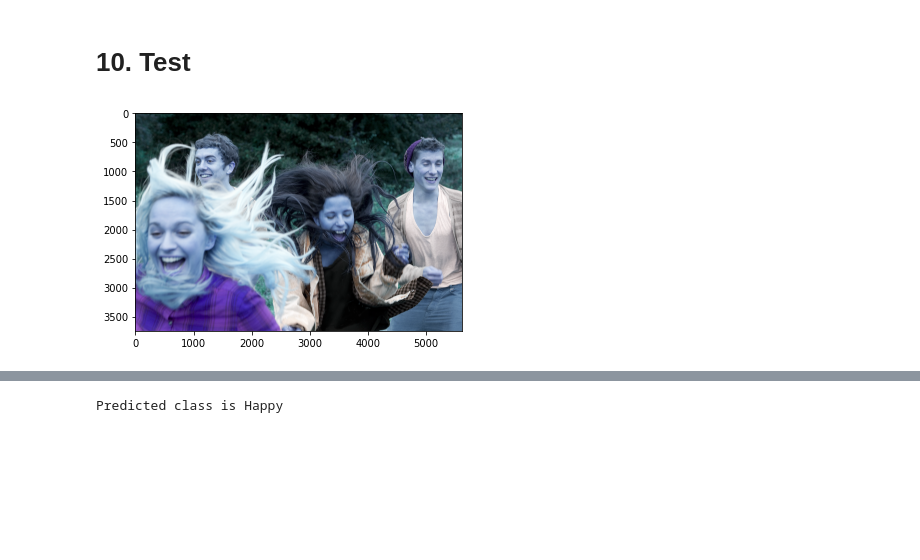
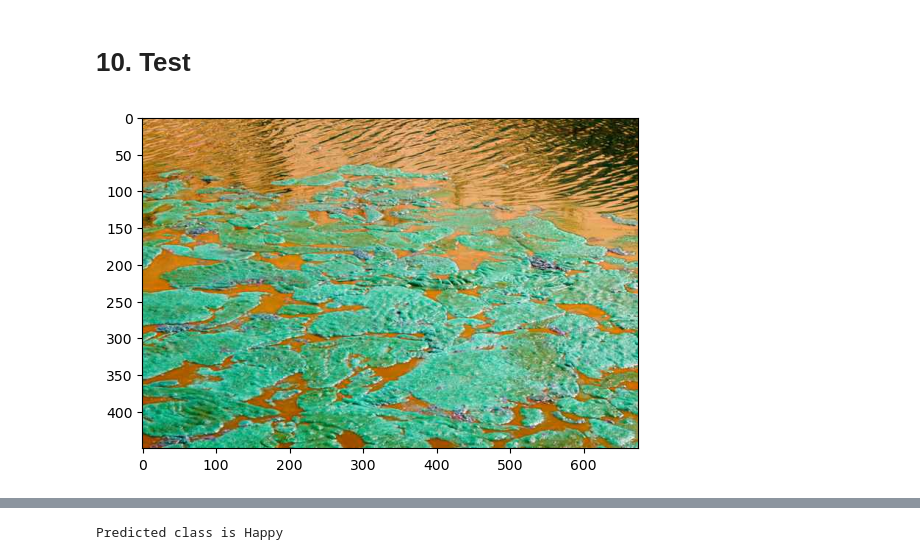
Before and after one commit to pete-q/ImageClassification, a Jupyter notebook: Getting Started.ipynb, the cells around one changed output, grey strips where cells are left out. Drawn from its saved outputs; the diff is of its cells as text; code cells hidden in the pictures; blank space fills up the shorter version.

```diff
--- a/Getting Started.ipynb
+++ b/Getting Started.ipynb
@@ -173,11 +272,11 @@ tf.Tensor(1.0, shape=(), dtype=float32) tf.Tensor(1.0, shape=(), dtype=float32)
 # %%
 import cv2
 # %%
-img = cv2.imread('154006829.jpg')
+img = cv2.imread('/Users/pete/Documents/GitHub/ImageClassification/data/algae/1_11zon.jpg')
 plt.imshow(img)
 plt.show()
 # %% [output]
-[figure, old version]
+[figure, new version]
 # %%
 resize = tf.image.resize(img, (256,256))
 plt.imshow(resize.numpy().astype(int))
```
Also changed, not shown: parts of 27 cells of this notebook, 35 other files.
